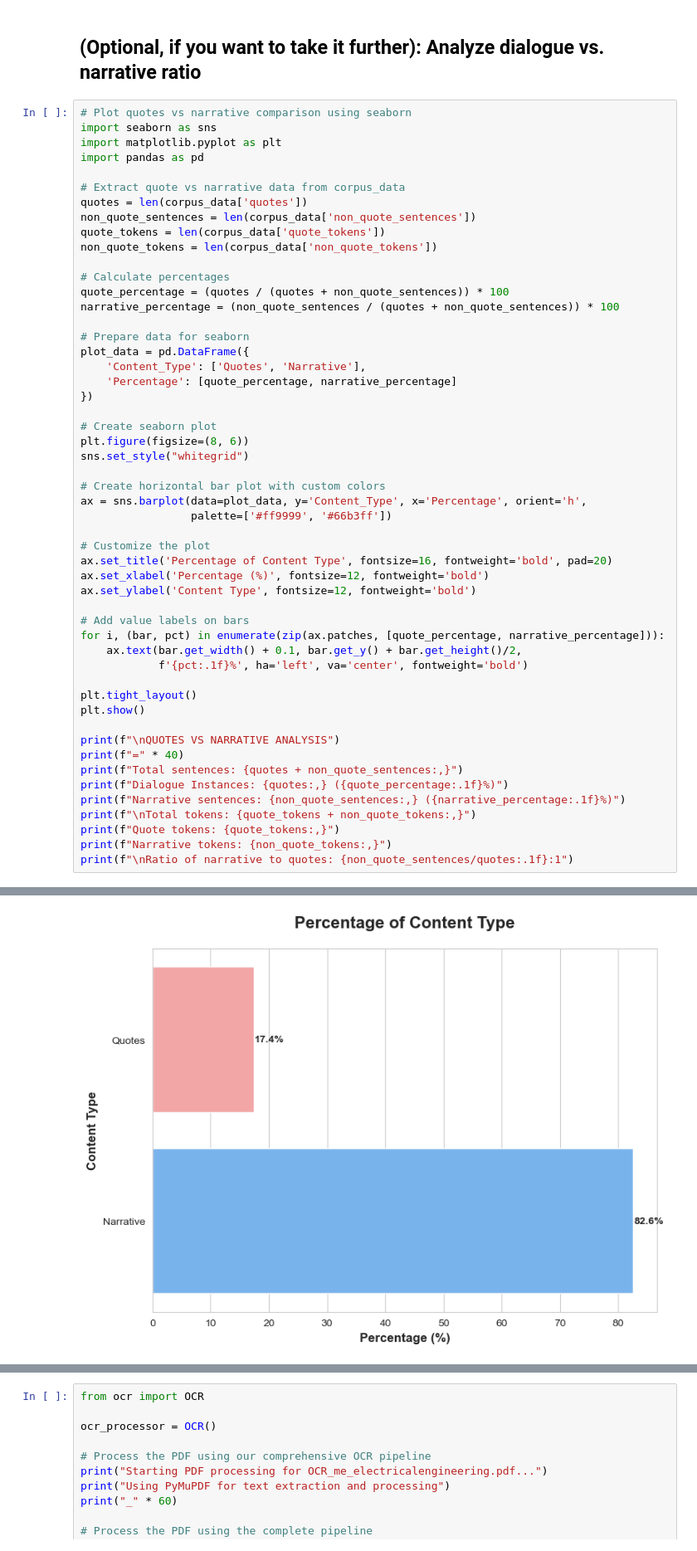
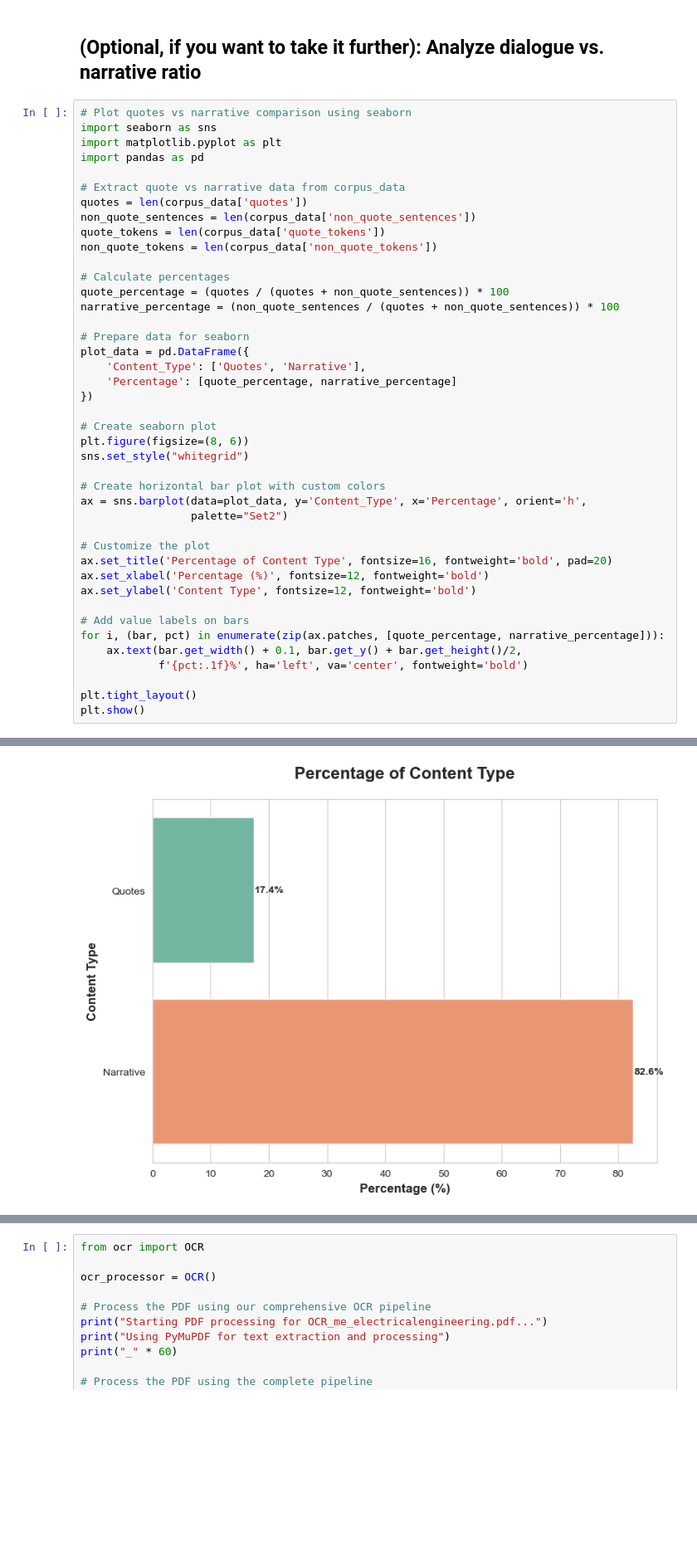
Before and after one commit to marobinette/NaturalLanguageProcessing, a Jupyter notebook: hw/week_4/mrobine1HW3.ipynb, the cells around one changed output, grey strips where cells are left out. Shown at 83% size. Drawn from its saved outputs; the diff is of its cells as text; blank space fills up the shorter version.

```diff
--- a/hw/week_4/mrobine1HW3.ipynb
+++ b/hw/week_4/mrobine1HW3.ipynb
@@ -89,42 +89,32 @@ narrative_percentage = (non_quote_sentences / (quotes + non_quote_sentences)) *
 
 # Prepare data for seaborn
 plot_data = pd.DataFrame({
     'Content_Type': ['Quotes', 'Narrative'],
     'Percentage': [quote_percentage, narrative_percentage]
 })
 
 # Create seaborn plot
 plt.figure(figsize=(8, 6))
 sns.set_style("whitegrid")
 
 # Create horizontal bar plot with custom colors
 ax = sns.barplot(data=plot_data, y='Content_Type', x='Percentage', orient='h',
-                 palette=['#ff9999', '#66b3ff'])
+                 palette="Set2")
 
 # Customize the plot
 ax.set_title('Percentage of Content Type', fontsize=16, fontweight='bold', pad=20)
 ax.set_xlabel('Percentage (%)', fontsize=12, fontweight='bold')
 ax.set_ylabel('Content Type', fontsize=12, fontweight='bold')
 
 # Add value labels on bars
 for i, (bar, pct) in enumerate(zip(ax.patches, [quote_percentage, narrative_percentage])):
     ax.text(bar.get_width() + 0.1, bar.get_y() + bar.get_height()/2,
             f'{pct:.1f}%', ha='left', va='center', fontweight='bold')
 
 plt.tight_layout()
 plt.show()
-
-print(f"\nQUOTES VS NARRATIVE ANALYSIS")
-print(f"=" * 40)
-print(f"Total sentences: {quotes + non_quote_sentences:,}")
-print(f"Dialogue Instances: {quotes:,} ({quote_percentage:.1f}%)")
-print(f"Narrative sentences: {non_quote_sentences:,} ({narrative_percentage:.1f}%)")
-print(f"\nTotal tokens: {quote_tokens + non_quote_tokens:,}")
-print(f"Quote tokens: {quote_tokens:,}")
-print(f"Narrative tokens: {non_quote_tokens:,}")
-print(f"\nRatio of narrative to quotes: {non_quote_sentences/quotes:.1f}:1")
 # %% [output]
 Passing `palette` without assigning `hue` is deprecated and will be removed in v0.14.0. Assign the `y` variable to `hue` and set `legend=False` for the same effect.
 
   ax = sns.barplot(data=plot_data, y='Content_Type', x='Percentage', orient='h',
-[figure, old version]
+[figure, new version]
```
Also changed, not shown: parts of 5 cells of this notebook, 2 other files.
